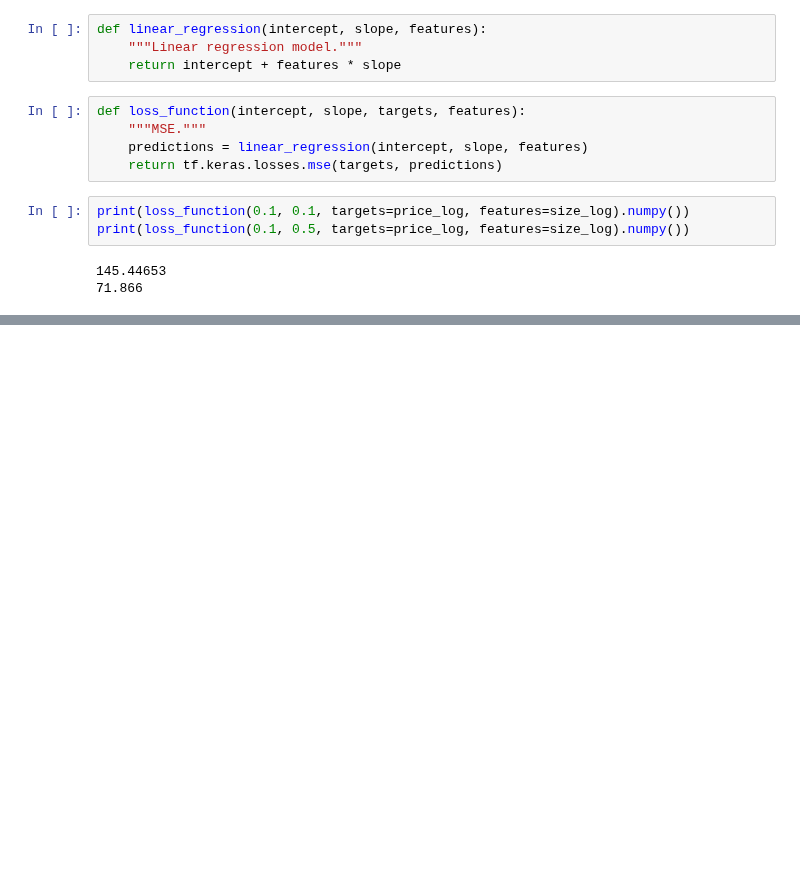
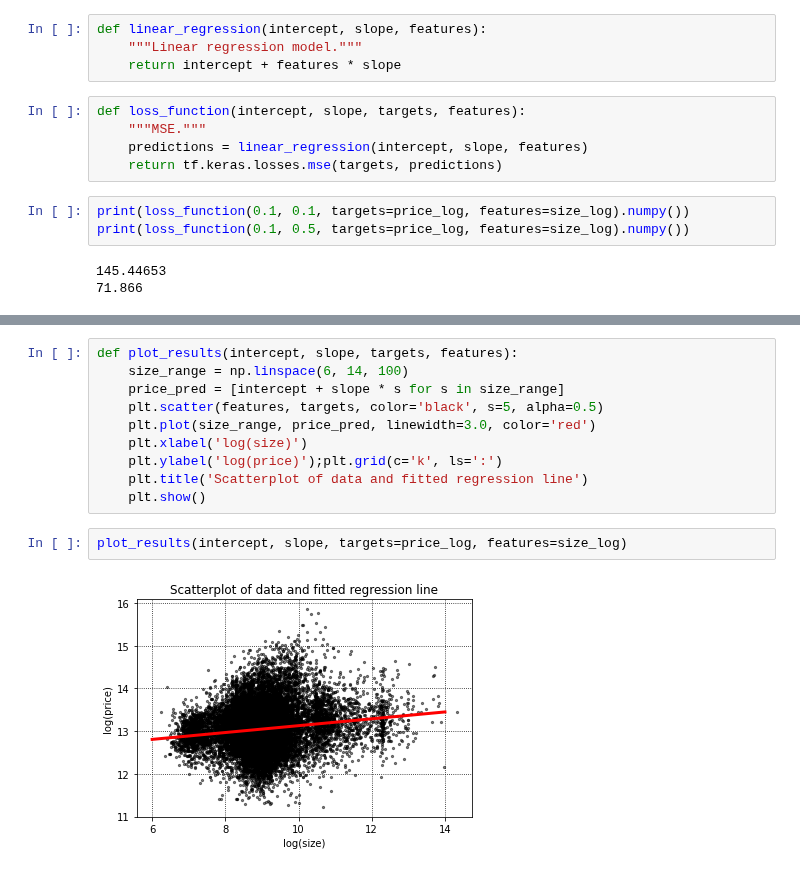
Before and after one commit to kbantoec/deep_learning, a Jupyter notebook: tf2/linear_models.ipynb, the cells around one changed output, grey strips where cells are left out. Cells and saved outputs as stored; diff of their text form; blank space fills up the shorter version.

```diff
--- a/tf2/linear_models.ipynb
+++ b/tf2/linear_models.ipynb
@@ -112,0 +126,14 @@ print(loss_function(0.1, 0.5, targets=price_log, features=size_log).numpy())
+# %%
+def plot_results(intercept, slope, targets, features):
+	size_range = np.linspace(6, 14, 100)
+	price_pred = [intercept + slope * s for s in size_range]
+	plt.scatter(features, targets, color='black', s=5, alpha=0.5)
+	plt.plot(size_range, price_pred, linewidth=3.0, color='red')
+	plt.xlabel('log(size)')
+	plt.ylabel('log(price)');plt.grid(c='k', ls=':')
+	plt.title('Scatterplot of data and fitted regression line')
+	plt.show()
+# %%
+plot_results(intercept, slope, targets=price_log, features=size_log)
+# %% [output]
+[figure, added]
```
Also changed, not shown: parts of 8 cells of this notebook.
